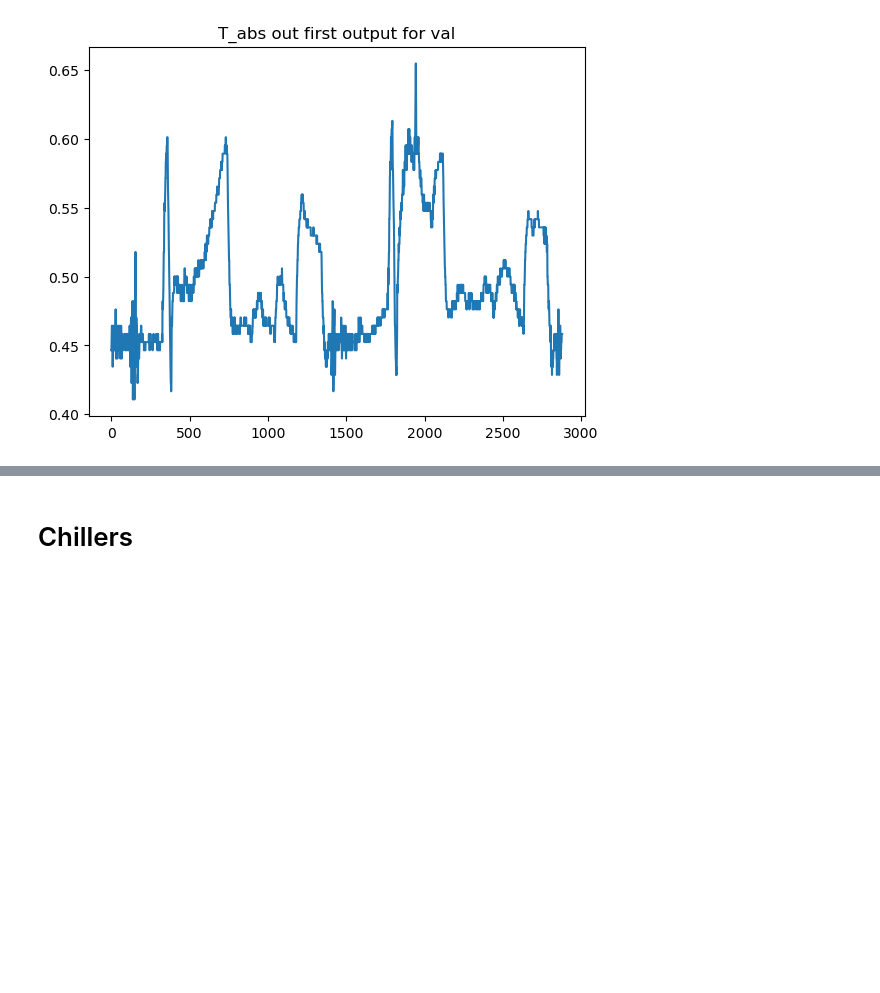
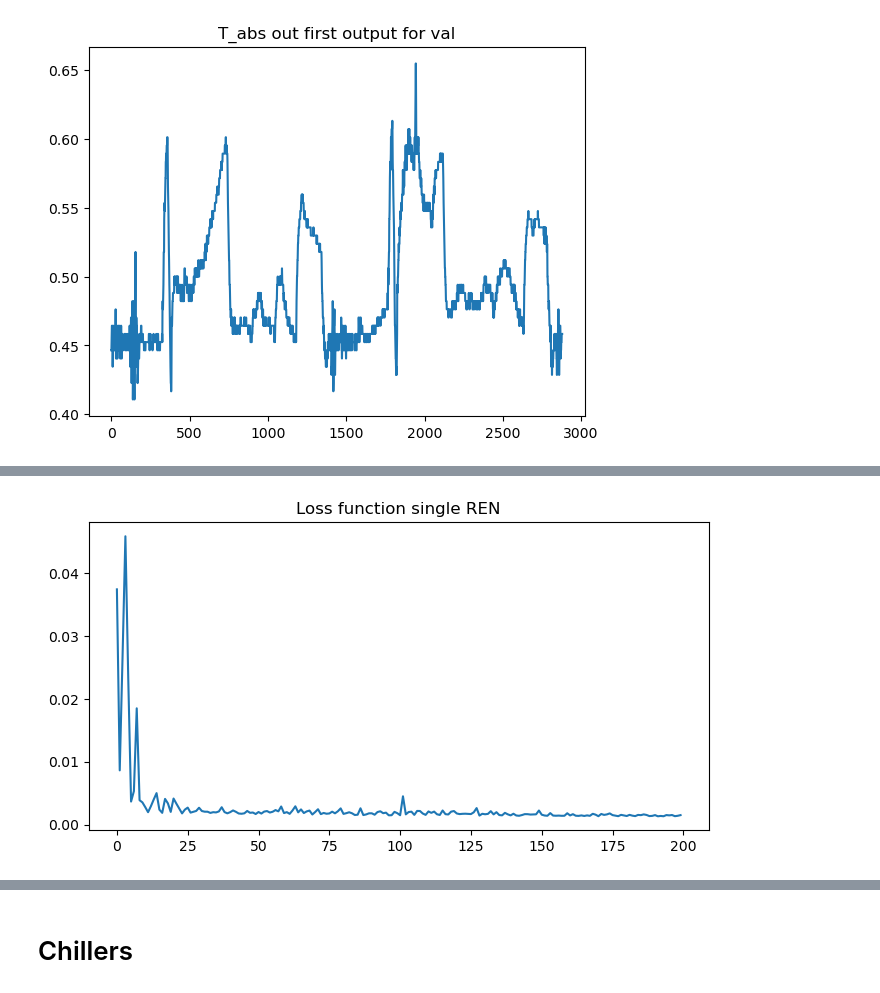
Before and after one commit to adepinel/SysID_RNN_modif, a Jupyter notebook: ECC-Distributed_Git/ECC-Distributed_Git/main_REN_abs.ipynb, the cells around one changed output, grey strips where cells are left out. Cells and saved outputs as stored; diff of their text form; code cells hidden in the pictures; blank space fills up the shorter version.

```diff
--- a/ECC-Distributed_Git/ECC-Distributed_Git/main_REN_abs.ipynb
+++ b/ECC-Distributed_Git/ECC-Distributed_Git/main_REN_abs.ipynb
@@ -349,0 +380,66 @@ Loss Validation single REN absorber: 0.003360886126756668
+# %%
+# Train single REN ABSORBER adding two days per exp
+epochs = 200
+t_end = 4*1440
+
+n = 2  # input dimensions
+p = 1  # output dimensions
+
+n_xi = 7# nel paper n1, numero di stati
+l = 7# nel paper q, dimension of the square matrix D11 -- number of _non-linear layers_ of the RE
+# Define the model
+RENsys = REN(n, p, n_xi, l, gammaTrain = False, gamma= 1)
+# Define Loss function
+MSE = nn.MSELoss()
+# Define Optimization method
+learning_rate = 1.0e-1
+optimizer = torch.optim.Adam(RENsys.parameters(), lr=learning_rate)
+optimizer.zero_grad()
+
+LOSS = np.zeros(epochs)
+
+for epoch in range(epochs):
+    if epoch == epochs - epochs / 2:
+        learning_rate = 1.0e-2
+        optimizer = torch.optim.Adam(RENsys.parameters(), lr=learning_rate)
+    if epoch == epochs - epochs / 6:
+        learning_rate = 1.0e-3
+        optimizer = torch.optim.Adam(RENsys.parameters(), lr=learning_rate)
+    optimizer.zero_grad()
+    loss = 0
+    for exp in range(nExp):
+        # one week = 10080
+        # one day = 1440
+        # take data of every week between 2 and 5
+        y = torch.from_numpy(Toutass_t[exp*30240 +1 * 1440:exp*30240 + 5* 1440]).float().to(device) #Toutass
+        y = y.T
+        yRENm = torch.randn(p, t_end, device=device, dtype=dtype)
+        yRENm[:,0] = y[:,0]
+        xi = torch.randn(n_xi)
+
+        d = torch.cat(( torch.from_numpy(yExp[0, exp][1* 1440 +1:5* 1440,0]).float().to(device).unsqueeze(1),#T_rit
+                        torch.from_numpy(dExp[0, exp][1* 1440 +1:5* 1440,-1]).float().to(device).unsqueeze(1)), dim=1)#Q_abs
+
+        d = d.T
+        for t in range(1, t_end):
+            #u = torch.tensor([d[inputnumberD, t]])
+            yRENm[:, t], xi = RENsys(d[:,t-1], xi, t)
+        loss = loss + MSE(yRENm[:, 0:yRENm.size(1)], y[:, 0:t_end + 1])
+        # ignorare da loss effetto condizione iniziale
+
+    loss = loss /nExp
+    #loss.backward()
+    loss.backward(retain_graph=True)
+
+    optimizer.step()
+    RENsys.set_param()
+
+    print(f"Epoch: {epoch + 1} \t||\t Loss: {loss}")
+    print(f"L2 gain REN: {RENsys.gamma}")
+    LOSS[epoch] = loss
+
+plt.figure(figsize=(4 * 2, 4))
+plt.plot(LOSS)
+plt.title("Loss function single REN")
+plt.show()
+# %% [output]
@@ -349,0 +463 @@ Loss Validation single REN absorber: 0.003360886126756668
+[figure, added]
```
Also changed, not shown: parts of 14 cells of this notebook, 8 other files.
